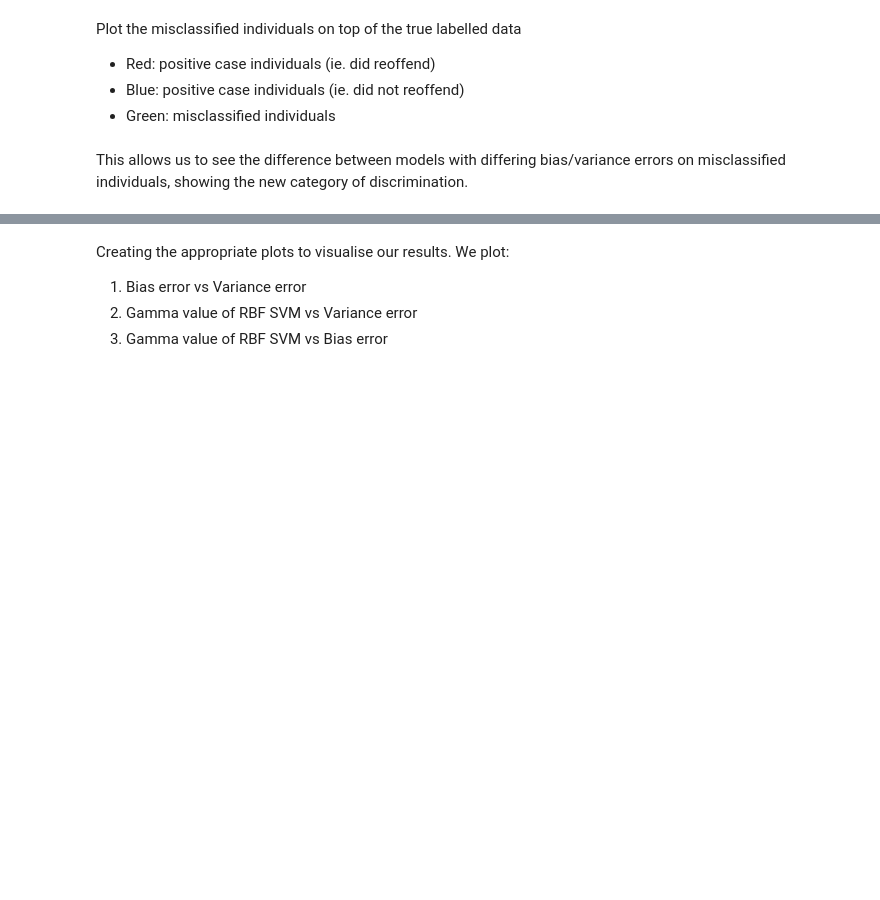
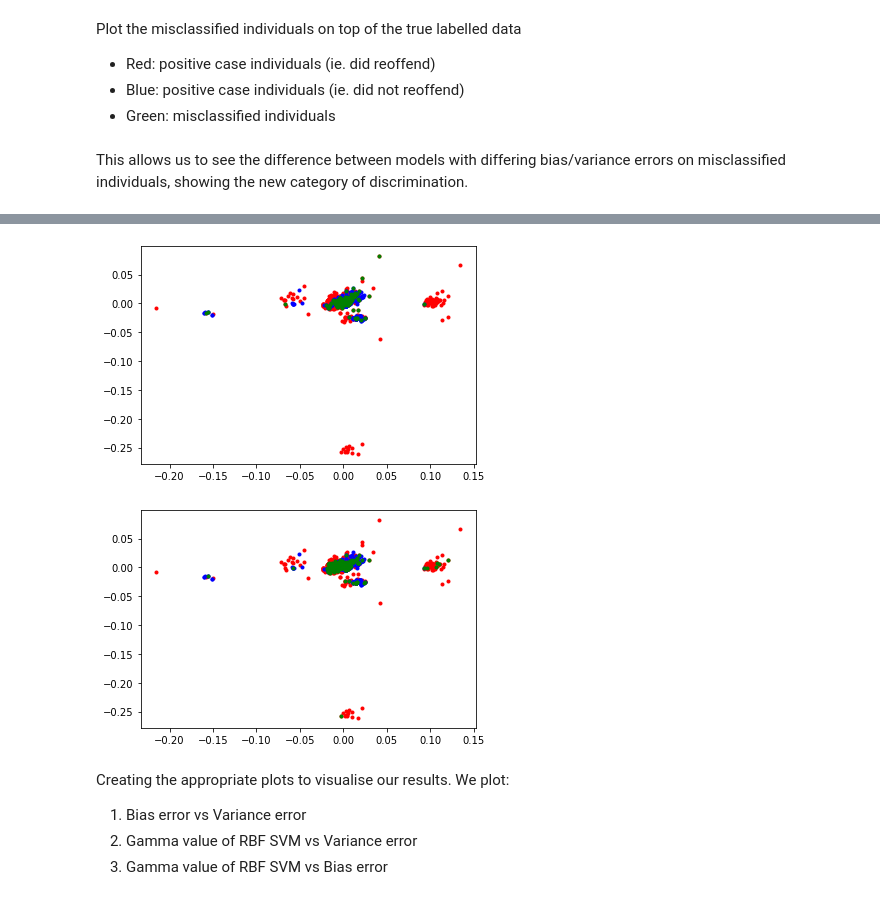
Before and after one commit to clairecoffey/project, a Jupyter notebook: claire_project.ipynb, the cells around one changed output, grey strips where cells are left out. Drawn from its saved outputs; the diff is of its cells as text; code cells hidden in the pictures; blank space fills up the shorter version.

```diff
--- a/claire_project.ipynb
+++ b/claire_project.ipynb
@@ -621,2 +633,6 @@ classifier_num = 1
+# %%
+# classifier_num = len(classifiers)-3
+classifier_num = 1
+eq_classifier_num = 1
 # %%
 from mlxtend.plotting import plot_decision_regions
@@ -642,3 +651,17 @@ if(equalised_odds):
+# %%
+plt.plot(u[positive_labels,dim1], u[positive_labels,dim2], 'r.')
+plt.plot(u[negative_labels,dim1], u[negative_labels,dim2], 'b.')
+plt.plot(misclassified_list[classifier_num]['dim12'], misclassified_list[classifier_num]['dim13'], 'g.')
+plt.show()
+
+if(equalised_odds):
+  plt.plot(u[positive_labels,dim1], u[positive_labels,dim2], 'r.')
+  plt.plot(u[negative_labels,dim1], u[negative_labels,dim2], 'b.')
+  plt.plot(misclassified_list_eq[eq_classifier_num]['dim12'], misclassified_list_eq[eq_classifier_num]['dim13'], 'g.')
+  plt.show()
+# %% [output]
+[figure, added]
+[figure, added]
 # %% [markdown]
 Creating the appropriate plots to visualise our results. We plot:
 
```
Also changed, not shown: parts of 6 cells of this notebook.
